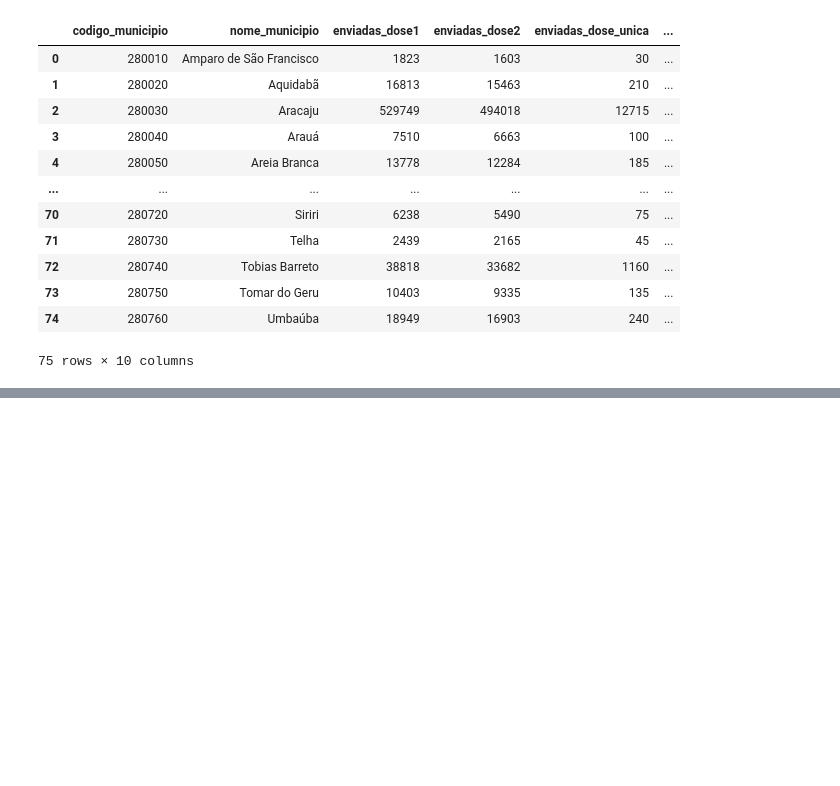
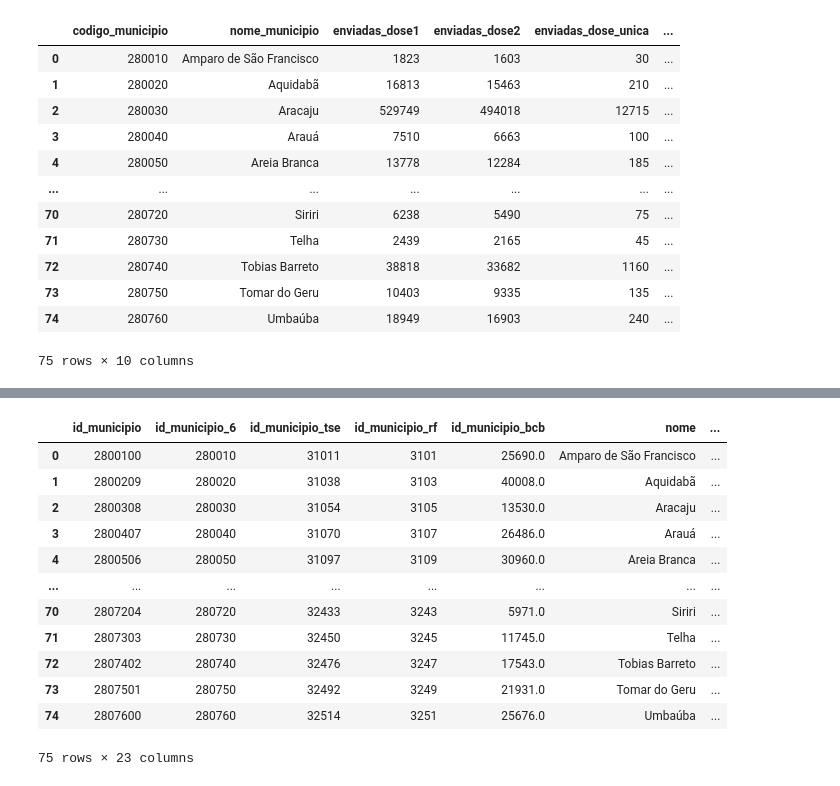
Before and after one commit to dadosabertossergipe/covid19, a Jupyter notebook: code/ProcessaVacinacao.ipynb, the cells around one changed output, grey strips where cells are left out. Saved outputs shown, nothing was run; the diff lists cells and outputs as text; code cells hidden in the pictures; blank space fills up the shorter version.

```diff
--- a/code/ProcessaVacinacao.ipynb
+++ b/code/ProcessaVacinacao.ipynb
@@ -360,0 +371,17 @@ for file_ in all_files:
+# %%
+data_diretorio = pd.read_csv("../input/diretorio_brasileiro_se.csv")
+data_diretorio
+# %% [output]
+|  | id_municipio | id_municipio_6 | id_municipio_tse | id_municipio_rf | id_municipio_bcb | nome | ... |
+| 0 | 2800100 | 280010 | 31011 | 3101 | 25690.0 | Amparo de São Francisco | ... |
+| 1 | 2800209 | 280020 | 31038 | 3103 | 40008.0 | Aquidabã | ... |
+| 2 | 2800308 | 280030 | 31054 | 3105 | 13530.0 | Aracaju | ... |
+| 3 | 2800407 | 280040 | 31070 | 3107 | 26486.0 | Arauá | ... |
+| 4 | 2800506 | 280050 | 31097 | 3109 | 30960.0 | Areia Branca | ... |
+| ... | ... | ... | ... | ... | ... | ... | ... |
+| 70 | 2807204 | 280720 | 32433 | 3243 | 5971.0 | Siriri | ... |
+| 71 | 2807303 | 280730 | 32450 | 3245 | 11745.0 | Telha | ... |
+| 72 | 2807402 | 280740 | 32476 | 3247 | 17543.0 | Tobias Barreto | ... |
+| 73 | 2807501 | 280750 | 32492 | 3249 | 21931.0 | Tomar do Geru | ... |
+| 74 | 2807600 | 280760 | 32514 | 3251 | 25676.0 | Umbaúba | ... |
+75 rows × 23 columns
```
Also changed, not shown: parts of 11 cells of this notebook, 2 other files.
